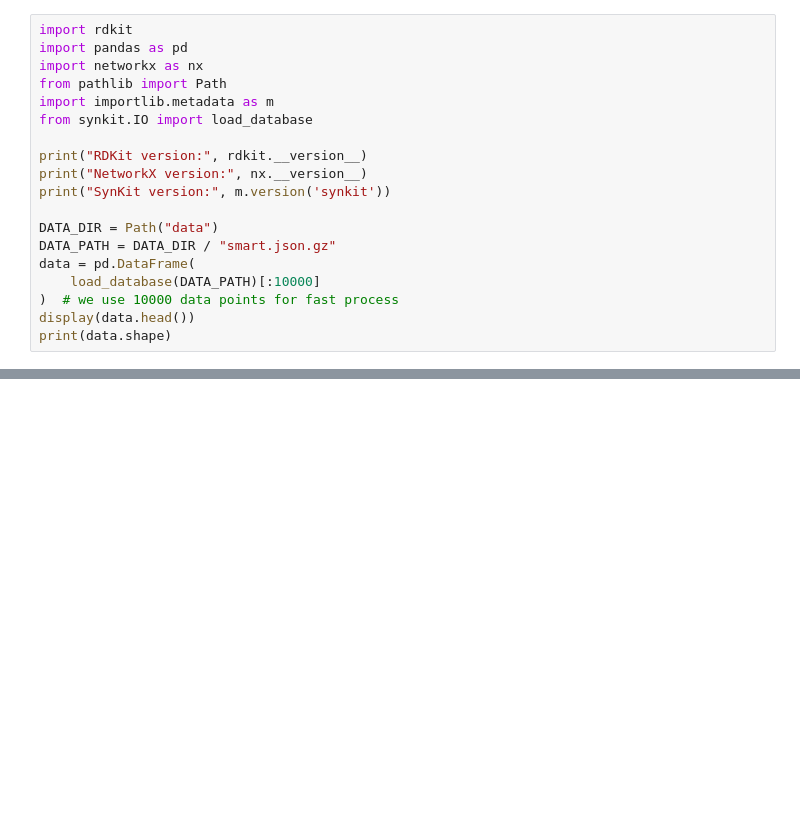
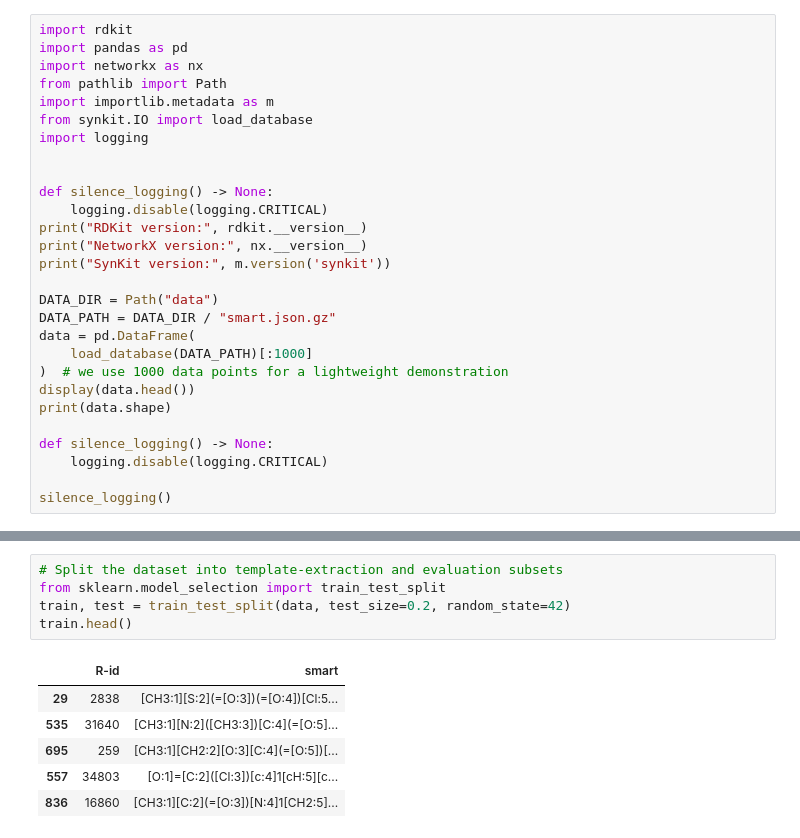
Before and after one commit to TieuLongPhan/SynEdu, a Jupyter notebook: synedu/S08/notebook.ipynb, the cells around one changed output, grey strips where cells are left out. Drawn from its saved outputs; the diff is of its cells as text; blank space fills up the shorter version.

```diff
--- a/synedu/S08/notebook.ipynb
+++ b/synedu/S08/notebook.ipynb
@@ -19,7 +73,11 @@ import networkx as nx
 from pathlib import Path
 import importlib.metadata as m
 from synkit.IO import load_database
+import logging
 
+
+def silence_logging() -> None:
+    logging.disable(logging.CRITICAL)
 print("RDKit version:", rdkit.__version__)
 print("NetworkX version:", nx.__version__)
 print("SynKit version:", m.version('synkit'))
@@ -27,10 +85,15 @@ print("SynKit version:", m.version('synkit'))
 DATA_DIR = Path("data")
 DATA_PATH = DATA_DIR / "smart.json.gz"
 data = pd.DataFrame(
-    load_database(DATA_PATH)[:10000]
-)  # we use 10000 data points for fast process
+    load_database(DATA_PATH)[:1000]
+)  # we use 1000 data points for a lightweight demonstration
 display(data.head())
 print(data.shape)
+
+def silence_logging() -> None:
+    logging.disable(logging.CRITICAL)
+
+silence_logging()
 # %% [output]
 RDKit version: 2025.09.3
 NetworkX version: 3.6.1
@@ -44,0 +124,12 @@ SynKit version: 1.1.0
+# %%
+# Split the dataset into template-extraction and evaluation subsets
+from sklearn.model_selection import train_test_split
+train, test = train_test_split(data, test_size=0.2, random_state=42)
+train.head()
+# %% [output]
+|  | R-id | smart |
+| 29 | 2838 | [CH3:1][S:2](=[O:3])(=[O:4])[Cl:5... |
+| 535 | 31640 | [CH3:1][N:2]([CH3:3])[C:4](=[O:5]... |
+| 695 | 259 | [CH3:1][CH2:2][O:3][C:4](=[O:5])[... |
+| 557 | 34803 | [O:1]=[C:2]([Cl:3])[c:4]1[cH:5][c... |
+| 836 | 16860 | [CH3:1][C:2](=[O:3])[N:4]1[CH2:5]... |
```
Also changed, not shown: parts of 53 cells of this notebook, 9 other files.
